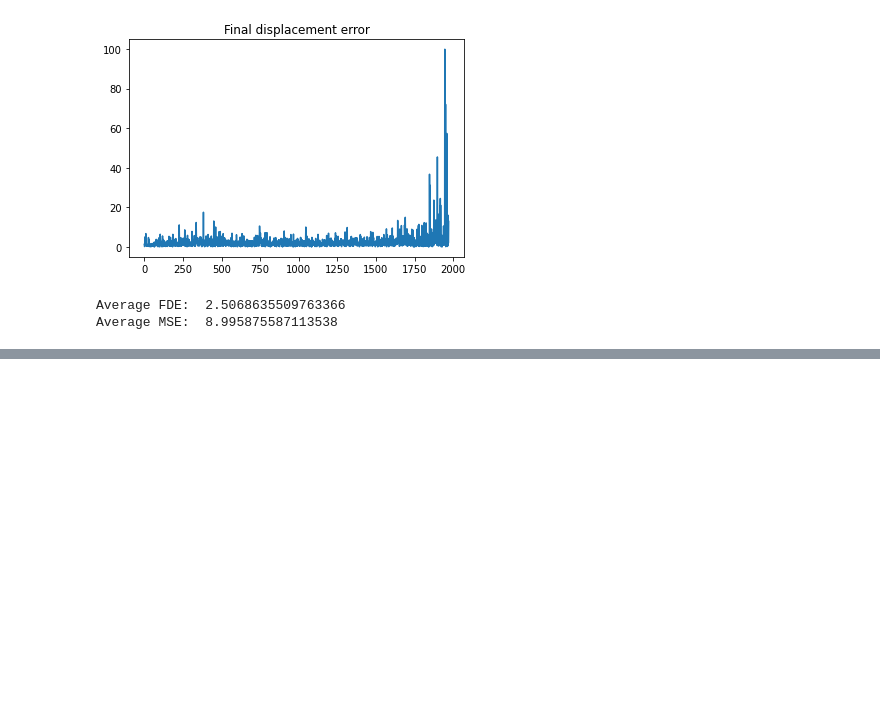
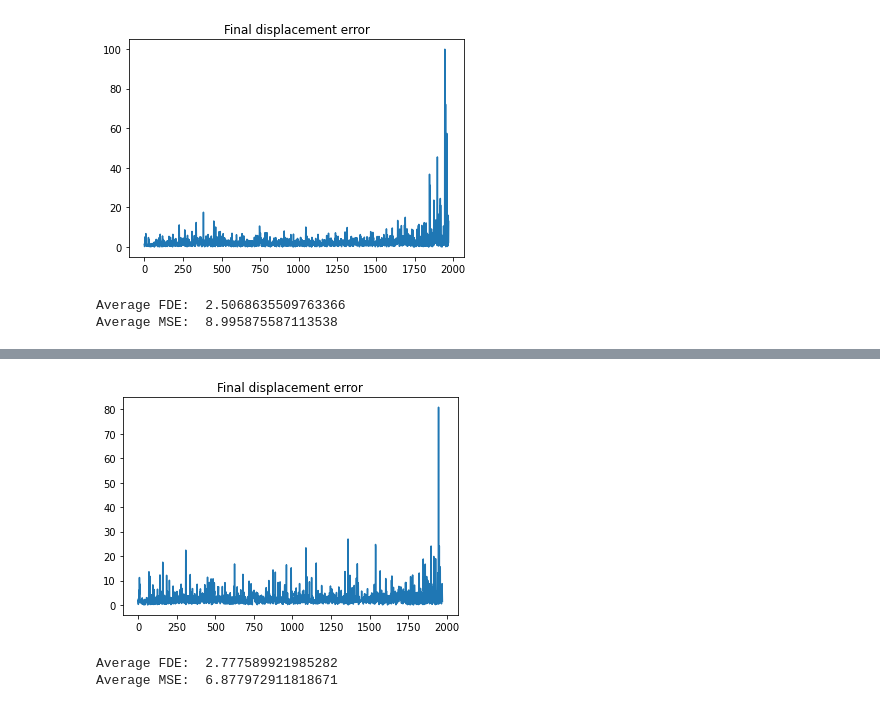
Before and after one commit to karlriis/trajectory-forecasting, a Jupyter notebook: Edinburgh-more-complex-linear-fitting.ipynb, the cells around one changed output, grey strips where cells are left out. Drawn from its saved outputs; the diff is of its cells as text; code cells hidden in the pictures; blank space fills up the shorter version.

Commit message:
add experiment with only one linear regression from time to velocity

```diff
--- a/Edinburgh-more-complex-linear-fitting.ipynb
+++ b/Edinburgh-more-complex-linear-fitting.ipynb
@@ -179,0 +199,63 @@ for i in agent_ids[:20]:
+# %%
+def lin_reg_t_to_v(data, agent_id, step, plot_data=False):
+    # Generate 'seen' and 'unseen' data
+    sample_pos_x, sample_pos_y, test_pos_x, test_pos_y = generate_data(data, 0, agent_id, step)
+    sample_vel = [(sample_pos_x[i]-sample_pos_x[i-1])**2 + (sample_pos_y[i]-sample_pos_y[i-1])**2 for i in range(1, len(sample_pos_x))]
+    # OLS t -> v, then s_i = s_i-1 + v_i-1
+
+    # time ranges
+    time_range_train = np.array(range(len(sample_pos_x))).reshape(-1,1)
+    time_range_pred = np.array(range(len(sample_pos_x), 2*len(sample_pos_x))).reshape(-1,1)
+
+    # OLS t -> v
+    fitted_vel = LinearRegression().fit(time_range_train[1:], sample_vel)
+
+    # velocity predictions
+    pred_vel = fitted_vel.predict(time_range_pred[:-1])
+
+    # train s values
+    train_s = [0]
+    for i in range(1, len(sample_vel)+1):
+        train_s.append(train_s[i-1] + sample_vel[i-1])
+
+    # test s values
+    test_s = [train_s[-1] + pred_vel[0]]
+    for i in range(1, len(sample_vel)+1):
+        test_s.append(test_s[i-1] + pred_vel[i-1]) # using pred_vel[0] twice in essence (how to avoid this with 8 velocities and 10 distances in total?)
+
+    # OLS s_x -> x; s_y -> y
+    fitted_x = LinearRegression().fit(np.array(train_s).reshape(-1,1), sample_pos_x)
+    fitted_y = LinearRegression().fit(np.array(train_s).reshape(-1,1), sample_pos_y)
+
+    pred_x = fitted_x.predict(np.array(test_s).reshape(-1,1))
+    pred_y = fitted_y.predict(np.array(test_s).reshape(-1,1))
+
+
+    # Plotting
+    if (plot_data):
+        plot_predictions(sample_pos_x, sample_pos_y, test_pos_x, test_pos_y, pred_x, pred_y)
+
+    # Error calculation
+    FDE, MSE = calculate_error(pred_x, pred_y, test_pos_x, test_pos_y)
+    return FDE, MSE
+
+
+# Running the model
+all_FDE = []
+all_MSE = []
+for i in agent_ids:
+    run_FDE, run_MSE = lin_reg_t_to_v(data, agent_id=i, step=NUM_OF_STEPS)
+    all_FDE.append(run_FDE)
+    all_MSE.append(run_MSE)
+
+
+plt.plot(all_FDE)
+plt.title("Final displacement error")
+plt.show()
+
+print("Average FDE: ", np.mean(all_FDE))
+print("Average MSE: ", np.mean(all_MSE))
+# %% [output]
+[figure, added]
+Average FDE:  2.777589921985282
+Average MSE:  6.877972911818671
```
Also changed, not shown: parts of 7 cells of this notebook.
